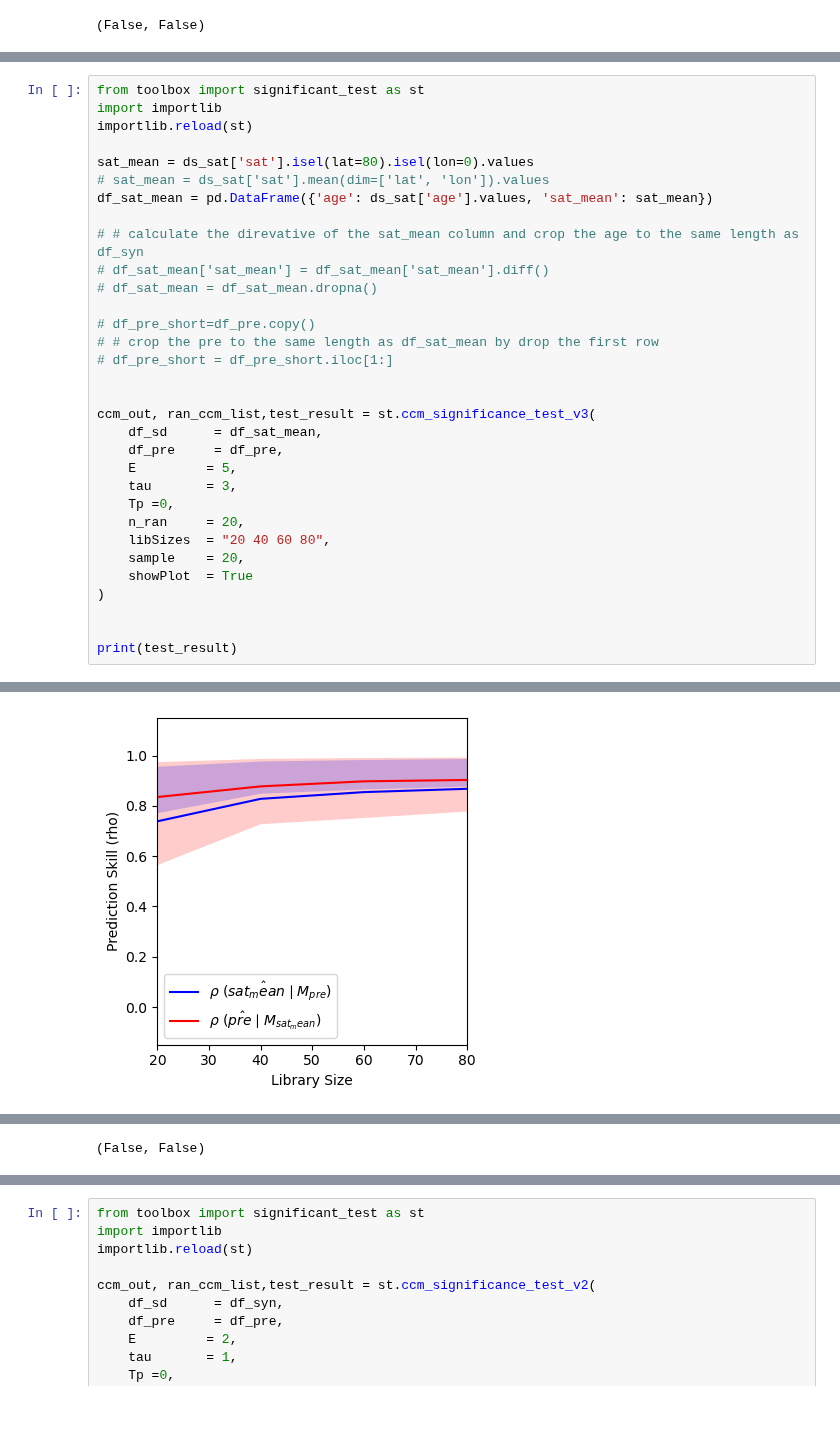
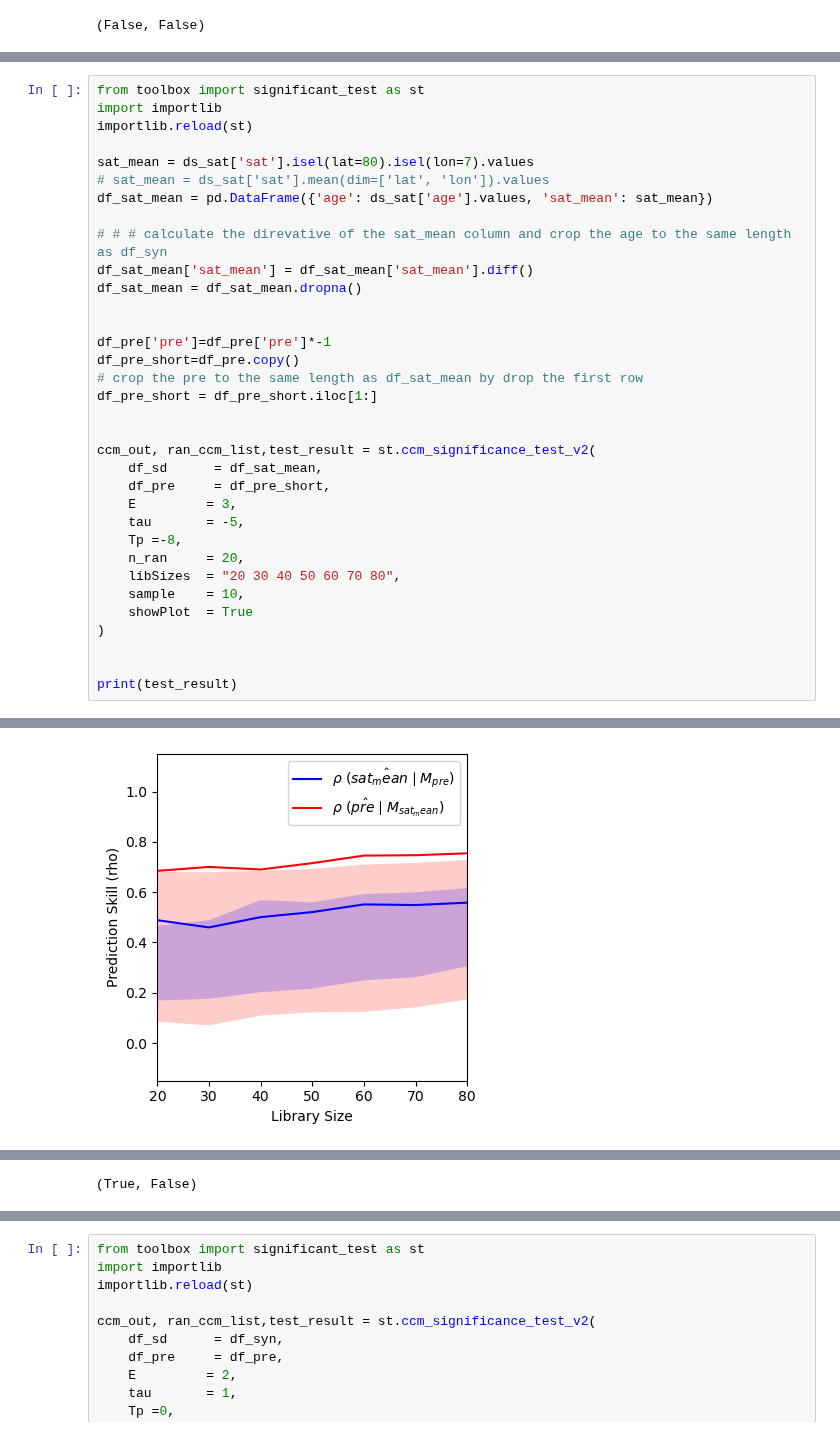
Before and after one commit to Peisong-Zheng/Inso_LGMR, a Jupyter notebook: synthetic_data_test.ipynb, the cells around one changed output, grey strips where cells are left out. Drawn from its saved outputs; the diff is of its cells as text.

```diff
--- a/synthetic_data_test.ipynb
+++ b/synthetic_data_test.ipynb
@@ -582,28 +619,30 @@ from toolbox import significant_test as st
 import importlib
 importlib.reload(st)
 
-sat_mean = ds_sat['sat'].isel(lat=80).isel(lon=0).values
+sat_mean = ds_sat['sat'].isel(lat=80).isel(lon=7).values
 # sat_mean = ds_sat['sat'].mean(dim=['lat', 'lon']).values
 df_sat_mean = pd.DataFrame({'age': ds_sat['age'].values, 'sat_mean': sat_mean})
 
-# # calculate the direvative of the sat_mean column and crop the age to the same length as df_syn
-# df_sat_mean['sat_mean'] = df_sat_mean['sat_mean'].diff()
-# df_sat_mean = df_sat_mean.dropna()
-
-# df_pre_short=df_pre.copy()
-# # crop the pre to the same length as df_sat_mean by drop the first row
-# df_pre_short = df_pre_short.iloc[1:]
+# # # calculate the direvative of the sat_mean column and crop the age to the same length as df_syn
+df_sat_mean['sat_mean'] = df_sat_mean['sat_mean'].diff()
+df_sat_mean = df_sat_mean.dropna()
 
 
-ccm_out, ran_ccm_list,test_result = st.ccm_significance_test_v3(
+df_pre['pre']=df_pre['pre']*-1
+df_pre_short=df_pre.copy()
+# crop the pre to the same length as df_sat_mean by drop the first row
+df_pre_short = df_pre_short.iloc[1:]
+
+
+ccm_out, ran_ccm_list,test_result = st.ccm_significance_test_v2(
     df_sd      = df_sat_mean,
-    df_pre     = df_pre,
-    E         = 5,
-    tau       = 3,
-    Tp =0,
+    df_pre     = df_pre_short,
+    E         = 3,
+    tau       = -5,
+    Tp =-8,
     n_ran     = 20,
-    libSizes  = "20 40 60 80",
-    sample    = 20,
+    libSizes  = "20 30 40 50 60 70 80",
+    sample    = 10,
     showPlot  = True
 )
 
@@ -614 +653 @@ print(test_result)
-[figure, old version]
+[figure, new version]
@@ -616,4 +655,4 @@ print(test_result)
-(False, False)
+(True, False)
 # %%
 from toolbox import significant_test as st
 import importlib
```
Also changed, not shown: parts of 5 cells of this notebook, 3 other files.
